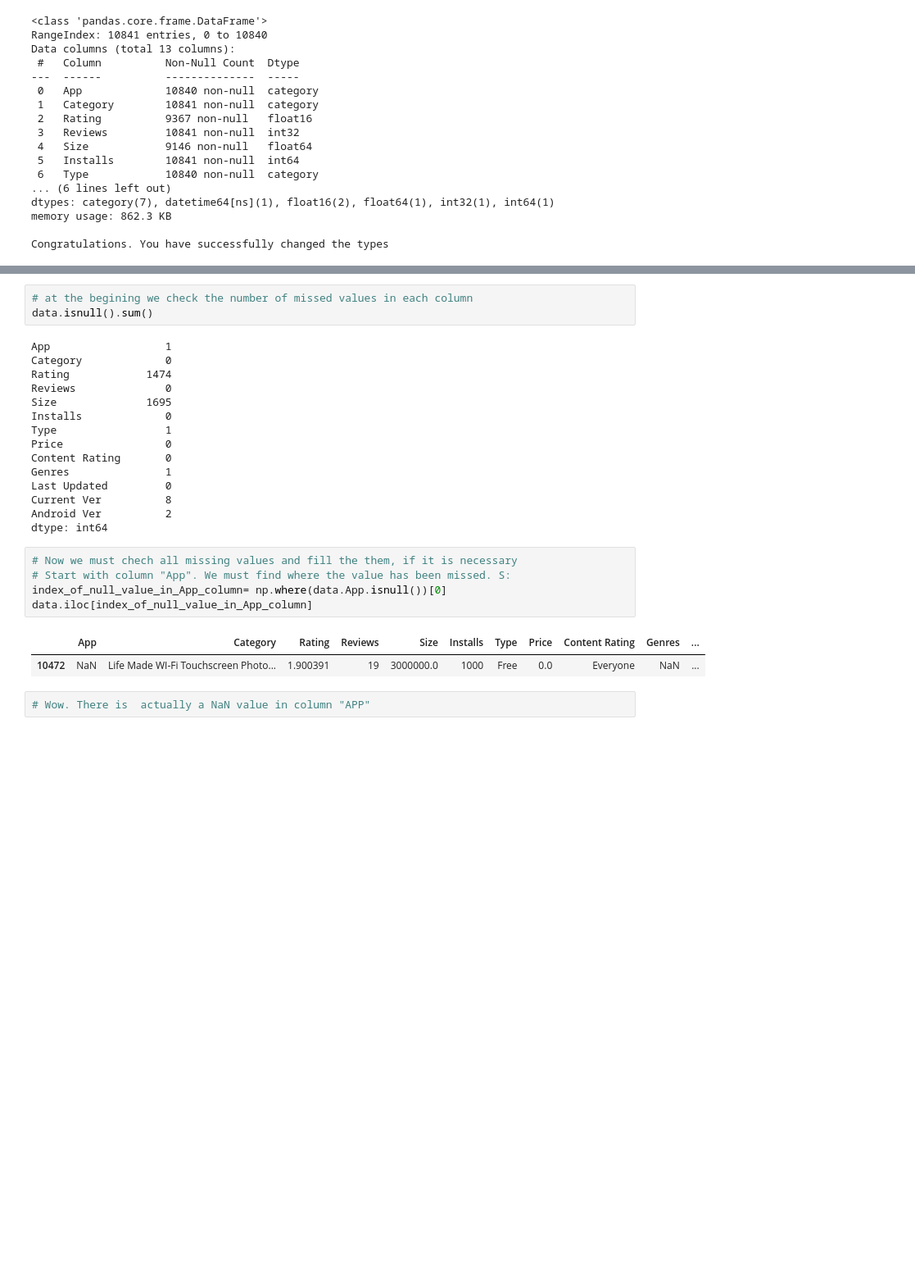
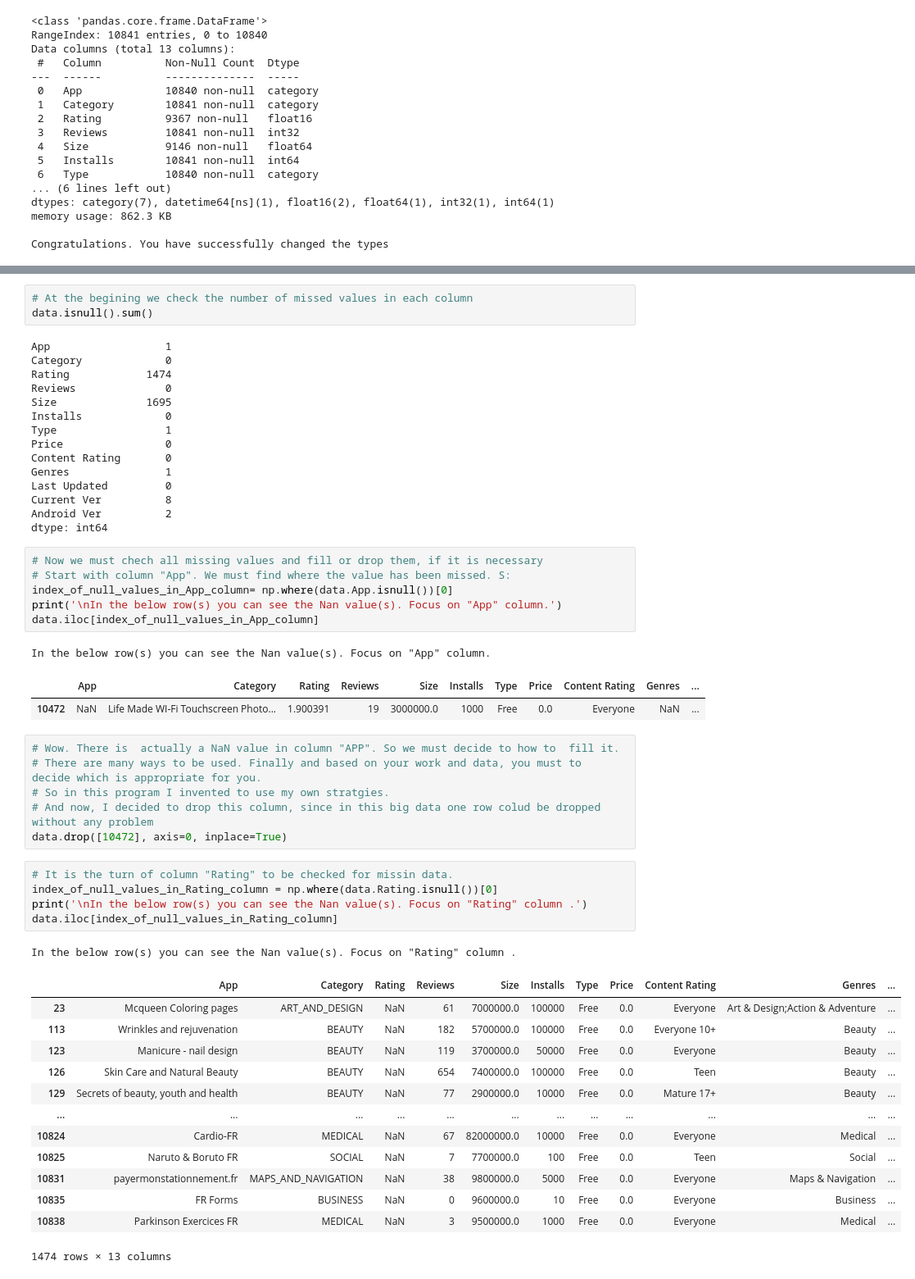
Before and after one commit to Mohammad-Amirifard/eda, a Jupyter notebook: EDA.ipynb, the cells around one changed output, grey strips where cells are left out. Shown at 82% size. Saved outputs shown, nothing was run; the diff lists cells and outputs as text; blank space fills up the shorter version.

```diff
--- a/EDA.ipynb
+++ b/EDA.ipynb
@@ -186,6 +186,6 @@ Congratulations. You have successfully changed the types
 </div>
 # %%
-# at the begining we check the number of missed values in each column
+# At the begining we check the number of missed values in each column
 data.isnull().sum()
 # %% [output]
 App                  1
@@ -203,12 +203,38 @@ Current Ver          8
 Android Ver          2
 dtype: int64
 # %%
-# Now we must chech all missing values and fill the them, if it is necessary
+# Now we must chech all missing values and fill or drop them, if it is necessary
 # Start with column "App". We must find where the value has been missed. S:
-index_of_null_value_in_App_column= np.where(data.App.isnull())[0]
-data.iloc[index_of_null_value_in_App_column]
+index_of_null_values_in_App_column= np.where(data.App.isnull())[0]
+print('\nIn the below row(s) you can see the Nan value(s). Focus on "App" column.')
+data.iloc[index_of_null_values_in_App_column]
 # %% [output]
+In the below row(s) you can see the Nan value(s). Focus on "App" column.
 |  | App | Category | Rating | Reviews | Size | Installs | Type | Price | Content Rating | Genres | ... |
 | 10472 | NaN | Life Made WI-Fi Touchscreen Photo... | 1.900391 | 19 | 3000000.0 | 1000 | Free | 0.0 | Everyone | NaN | ... |
 # %%
-# Wow. There is  actually a NaN value in column "APP"
+# Wow. There is  actually a NaN value in column "APP". So we must decide to how to  fill it.
+# There are many ways to be used. Finally and based on your work and data, you must to  decide which is appropriate for you.
+# So in this program I invented to use my own stratgies.
+# And now, I decided to drop this column, since in this big data one row colud be dropped without any problem
+data.drop([10472], axis=0, inplace=True)
+# %%
+# It is the turn of column "Rating" to be checked for missin data.
+index_of_null_values_in_Rating_column = np.where(data.Rating.isnull())[0]
+print('\nIn the below row(s) you can see the Nan value(s). Focus on "Rating" column .')
+data.iloc[index_of_null_values_in_Rating_column]
+# %% [output]
+In the below row(s) you can see the Nan value(s). Focus on "Rating" column .
+|  | App | Category | Rating | Reviews | Size | Installs | Type | Price | Content Rating | Genres | ... |
+| 23 | Mcqueen Coloring pages | ART_AND_DESIGN | NaN | 61 | 7000000.0 | 100000 | Free | 0.0 | Everyone | Art & Design;Action & Adventure | ... |
+| 113 | Wrinkles and rejuvenation | BEAUTY | NaN | 182 | 5700000.0 | 100000 | Free | 0.0 | Everyone 10+ | Beauty | ... |
+| 123 | Manicure - nail design | BEAUTY | NaN | 119 | 3700000.0 | 50000 | Free | 0.0 | Everyone | Beauty | ... |
+| 126 | Skin Care and Natural Beauty | BEAUTY | NaN | 654 | 7400000.0 | 100000 | Free | 0.0 | Teen | Beauty | ... |
+| 129 | Secrets of beauty, youth and health | BEAUTY | NaN | 77 | 2900000.0 | 10000 | Free | 0.0 | Mature 17+ | Beauty | ... |
+| ... | ... | ... | ... | ... | ... | ... | ... | ... | ... | ... | ... |
+| 10824 | Cardio-FR | MEDICAL | NaN | 67 | 82000000.0 | 10000 | Free | 0.0 | Everyone | Medical | ... |
+| 10825 | Naruto & Boruto FR | SOCIAL | NaN | 7 | 7700000.0 | 100 | Free | 0.0 | Teen | Social | ... |
+| 10831 | payermonstationnement.fr | MAPS_AND_NAVIGATION | NaN | 38 | 9800000.0 | 5000 | Free | 0.0 | Everyone | Maps & Navigation | ... |
+| 10835 | FR Forms | BUSINESS | NaN | 0 | 9600000.0 | 10 | Free | 0.0 | Everyone | Business | ... |
+| 10838 | Parkinson Exercices FR | MEDICAL | NaN | 3 | 9500000.0 | 1000 | Free | 0.0 | Everyone | Medical | ... |
+1474 rows × 13 columns
```
Also changed, not shown: parts of 15 cells of this notebook.
